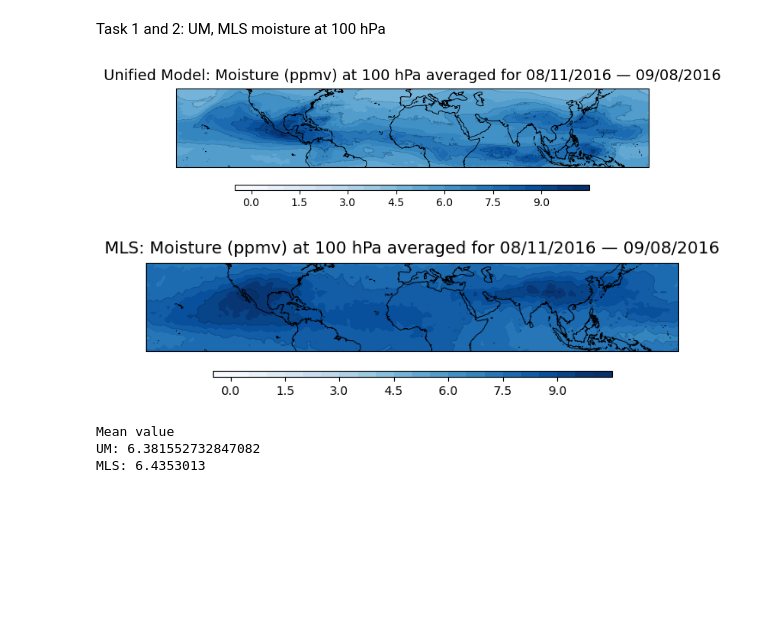
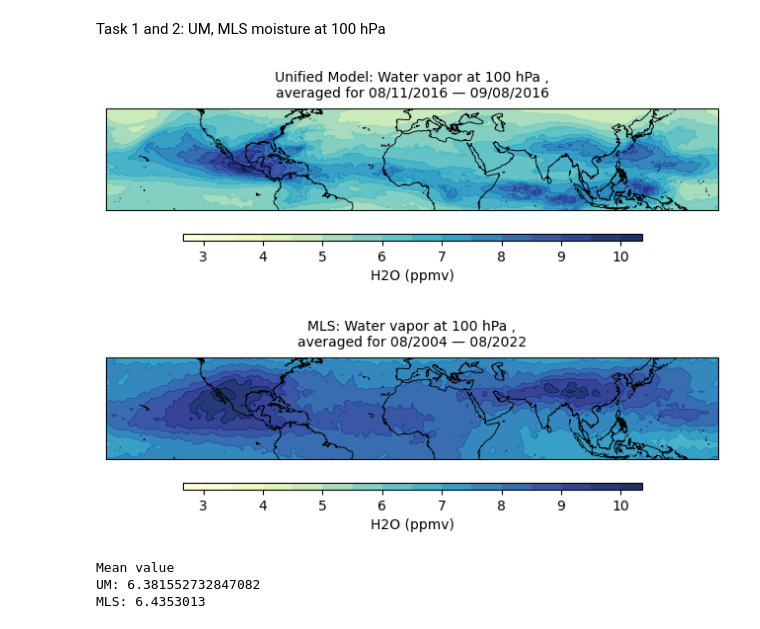
Before and after one commit to sierrastevnson/JPL-DeepConvection, a Jupyter notebook: Tasks/Code/tasks1_2_globalmaps.ipynb, the cells around one changed output. Saved outputs shown, nothing was run; the diff lists cells and outputs as text; code cells hidden in the pictures; blank space fills up the shorter version.

Commit message:
h2o maps: extents, colormap, MLS date label

```diff
--- a/Tasks/Code/tasks1_2_globalmaps.ipynb
+++ b/Tasks/Code/tasks1_2_globalmaps.ipynb
@@ -134,17 +134,26 @@ MLS_name = "MLS"
 
 # GPM_MERGIR
 GPM_name = "GPM_MERGIR Data"
+
+# Asian Monsoon [[lat1,lat2],[lon1,lon2]
+AM_outercoords = [20, 160,-10,50]
+AM_box = [[20,40],[40,140]]
+
+# North American Monsoon
+NAM_outercoords = [-140,-40,-10,50]
+NAM_box = [[-10,40],[-140,60]]
 # %% [markdown]
 Functions for figure creation
 # %%
 # Geographic map
 
 step = 0.5
-step2 = 1
-levels = np.arange(0,10+step,step)
-levels2 = np.arange(0,10+step2, step2)
+step2 = 0.25
+levels1 = np.arange(3,10+step,step)
+levels2 = np.arange(4,10.5+step2,step2)
+alpha = 0.9
 
-def CreateMap(moisture_arr=MLS_h2o100, lat=MLS_lat, lon=MLS_lon, arr_title=MLS_name, date_range=date_range, prs_hPa="100"):
+def CreateMap(moisture_arr=MLS_h2o100, lat=MLS_lat, lon=MLS_lon, arr_title=MLS_name, date_range=date_range, geographic_range="global", prs_hPa="100"):
     # Set up our projection
     crs = ccrs.PlateCarree()
 
@@ -154,35 +163,44 @@ def CreateMap(moisture_arr=MLS_h2o100, lat=MLS_lat, lon=MLS_lon, arr_title=MLS_n
     # Plot 100 hPa
     ax = plt.subplot(111, projection=crs)
     ax.add_feature(cfeature.COASTLINE.with_scale('50m'), linewidth=0.65)
-    ax.set_extent([-179.99999,180,-10,50])  # TODO: Look at this
+    if geographic_range == 'AM':    # Asian Monsoon
+        levels=levels2
+        ax.set_extent(AM_outercoords, crs=ccrs.PlateCarree())
+        geographic_range_label = "for Asian Monsoon"
+    elif geographic_range == 'NAM': # North American Monsoon
+        levels=levels2
+        ax.set_extent(NAM_outercoords, crs=ccrs.PlateCarree())
+        geographic_range_label = "for North American Monsoon"
+    else:   # Global
+        ax.set_extent([-179.99999,180,-10,50], crs=ccrs.PlateCarree())
+        levels=levels1
+        geographic_range_label = ""
 
     moisture_arr, lon = add_cyclic_point(moisture_arr, coord=lon)
 
     # Contour moisture
-    cf = ax.contourf(lon, lat, moisture_arr, levels=levels, cmap=plt.cm.Blues,
-                    transform=ccrs.PlateCarree(), extend='both')
-    c = ax.contour(lon, lat, moisture_arr, levels=levels2, colors='black', alpha=0.33,
-                    transform=ccrs.PlateCarree(), extend='both', linewidths=0.25, zorder=10)
+    cf = ax.contourf(lon, lat, moisture_arr, levels=levels, cmap=plt.cm.YlGnBu,                     # Filled contour
+                    transform=ccrs.PlateCarree(), extend='both', alpha=alpha)
     cb = fig.colorbar(cf, orientation='horizontal', aspect=65, shrink=0.75, pad=0.05,
-                    extendrect='True')
+                    extendrect='True', label = 'H2O (ppmv)')
 
     # Make the axis title
-    ax.set_title(f"{arr_title}: Moisture (ppmv) at {prs_hPa} hPa averaged for {date_range}", loc='center', fontsize=14, pad=8)
+    ax.set_title(f"{arr_title}: Water vapor at {prs_hPa} hPa {geographic_range_label},\naveraged for {date_range}", loc='center', fontsize=10, pad=8)
     plt.show()
 # %% [markdown]
 Task 1 and 2: UM, MLS moisture at 100 hPa
 # %%
 # Moisture at 100 hPa (UM)
 CreateMap(UM_hus100,  UM_lat,  UM_lon,  UM_name, date_range, 100)
 
 # Moisture at 100 hPa (MLS)
-CreateMap(MLS_h2o100)
+CreateMap(MLS_h2o100, date_range=MLS_dates)
 
 # Mean moisture values
 print("Mean value\nUM:", np.mean(UM_hus100),"\nMLS:", np.mean(MLS_h2o100))
 # %% [output]
-[figure, old version]
+[figure, new version]
-[figure, old version]
+[figure, new version]
 Mean value
 UM: 6.381552732847082
 MLS: 6.4353013
```
Also changed, not shown: parts of 2 cells of this notebook, 4 other files.
